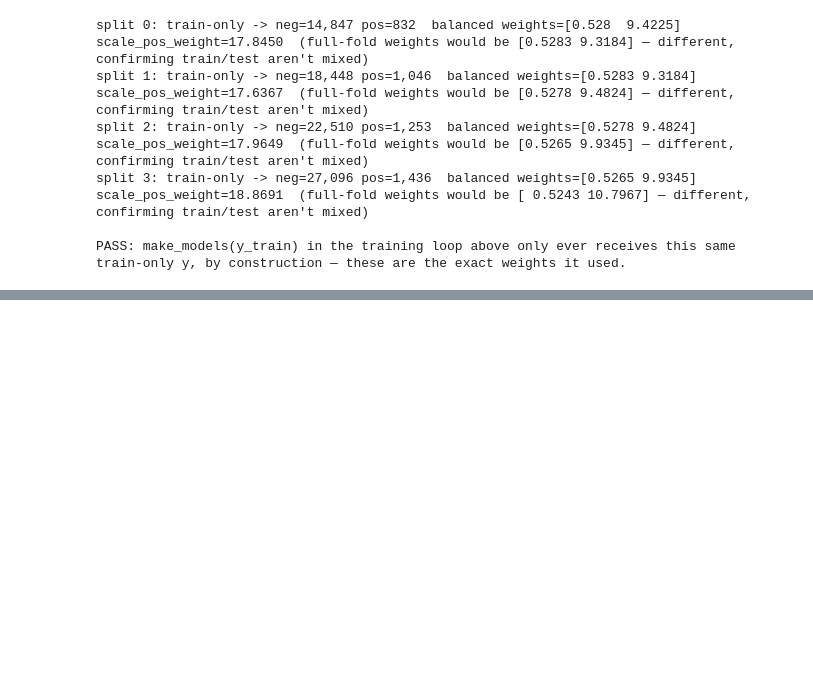
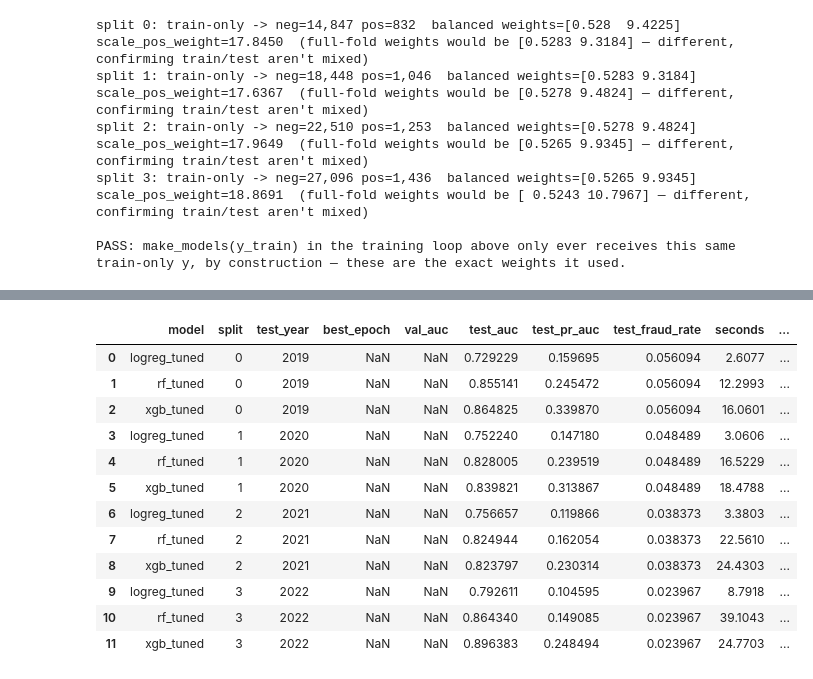
Before and after one commit to iiank/BT4012-Group14, a Jupyter notebook: notebook/model_classical.ipynb, the cells around one changed output, grey strips where cells are left out. Drawn from its saved outputs; the diff is of its cells as text; code cells hidden in the pictures; blank space fills up the shorter version.

```diff
--- a/notebook/model_classical.ipynb
+++ b/notebook/model_classical.ipynb
@@ -314,0 +471,57 @@ PASS: make_models(y_train) in the training loop above only ever receives this sa
+# %%
+def build_tuned_model(name, params, y_train):
+    if name == "logreg":
+        model = LogisticRegression(C=params["C"], solver="lbfgs",
+                                    class_weight="balanced", max_iter=20000, random_state=SEED)
+        return model, params["n_components"]
+    if name == "rf":
+        model = RandomForestClassifier(n_estimators=params["n_estimators"], max_depth=params["max_depth"],
+                                        min_samples_leaf=params["min_samples_leaf"],
+                                        class_weight="balanced", random_state=SEED, n_jobs=-1)
+        return model, None
+    neg, pos = int((y_train == 0).sum()), int((y_train == 1).sum())
+    model = XGBClassifier(n_estimators=params["n_estimators"], max_depth=params["max_depth"],
+                           learning_rate=params["learning_rate"], scale_pos_weight=neg / pos,
+                           eval_metric="logloss", random_state=SEED, n_jobs=-1)
+    return model, None
+
+TUNED_PARAMS = {"logreg": logreg_best_params, "rf": rf_best_params, "xgb": xgb_best_params}
+tuned_pred_rows, tuned_result_rows = [], []
+
+for s in SPLIT_IDS:
+    df = load_fold(s)
+    train = (df["role"] == "train").to_numpy()
+    X_train_full, y_train_full = df.loc[train, FEATURE_COLS], df.loc[train, "Label"].to_numpy()
+    X_all_full = df[FEATURE_COLS]
+
+    for name, params in TUNED_PARAMS.items():
+        model, n_components = build_tuned_model(name, params, y_train_full)
+        start = time.time()
+        if n_components is not None:
+            pca = PCA(n_components=n_components, random_state=SEED).fit(X_train_full)
+            X_train_in, X_all_in = pca.transform(X_train_full), pca.transform(X_all_full)
+        else:
+            X_train_in, X_all_in = X_train_full, X_all_full
+        model.fit(X_train_in, y_train_full)
+        elapsed = time.time() - start
+        scores = model.predict_proba(X_all_in)[:, 1]
+
+        tuned_pred_rows.append(pd.DataFrame({
+            "nodeID": df["nodeID"], "Year": df["Year"], "Label": df["Label"],
+            "model": f"{name}_tuned", "score": scores,
+        }))
+        test = df["Year"].to_numpy() == TEST_YEARS[s]
+        tuned_result_rows.append({
+            "model": f"{name}_tuned", "split": s, "test_year": TEST_YEARS[s],
+            "best_epoch": np.nan, "val_auc": np.nan,
+            "test_auc": roc_auc_score(df.loc[test, "Label"], scores[test]),
+            "test_pr_auc": average_precision_score(df.loc[test, "Label"], scores[test]),
+            "test_fraud_rate": df.loc[test, "Label"].mean(),
+            "seconds": round(elapsed, 4), "peak_gpu_gb": np.nan,
+        })
+        print(f"split {s} ({TEST_YEARS[s]})  {name}_tuned  {elapsed:.1f}s")
+
+tuned_preds_df = pd.concat(tuned_pred_rows, ignore_index=True)
+tuned_res = pd.DataFrame(tuned_result_rows)
+tuned_res
+# %% [output]
@@ -314,0 +540,13 @@ PASS: make_models(y_train) in the training loop above only ever receives this sa
+|  | model | split | test_year | best_epoch | val_auc | test_auc | test_pr_auc | test_fraud_rate | seconds | ... |
+| 0 | logreg_tuned | 0 | 2019 | NaN | NaN | 0.729229 | 0.159695 | 0.056094 | 2.6077 | ... |
+| 1 | rf_tuned | 0 | 2019 | NaN | NaN | 0.855141 | 0.245472 | 0.056094 | 12.2993 | ... |
+| 2 | xgb_tuned | 0 | 2019 | NaN | NaN | 0.864825 | 0.339870 | 0.056094 | 16.0601 | ... |
+| 3 | logreg_tuned | 1 | 2020 | NaN | NaN | 0.752240 | 0.147180 | 0.048489 | 3.0606 | ... |
+| 4 | rf_tuned | 1 | 2020 | NaN | NaN | 0.828005 | 0.239519 | 0.048489 | 16.5229 | ... |
+| 5 | xgb_tuned | 1 | 2020 | NaN | NaN | 0.839821 | 0.313867 | 0.048489 | 18.4788 | ... |
+| 6 | logreg_tuned | 2 | 2021 | NaN | NaN | 0.756657 | 0.119866 | 0.038373 | 3.3803 | ... |
+| 7 | rf_tuned | 2 | 2021 | NaN | NaN | 0.824944 | 0.162054 | 0.038373 | 22.5610 | ... |
+| 8 | xgb_tuned | 2 | 2021 | NaN | NaN | 0.823797 | 0.230314 | 0.038373 | 24.4303 | ... |
+| 9 | logreg_tuned | 3 | 2022 | NaN | NaN | 0.792611 | 0.104595 | 0.023967 | 8.7918 | ... |
+| 10 | rf_tuned | 3 | 2022 | NaN | NaN | 0.864340 | 0.149085 | 0.023967 | 39.1043 | ... |
+| 11 | xgb_tuned | 3 | 2022 | NaN | NaN | 0.896383 | 0.248494 | 0.023967 | 24.7703 | ... |
```
Also changed, not shown: parts of 15 cells of this notebook.
